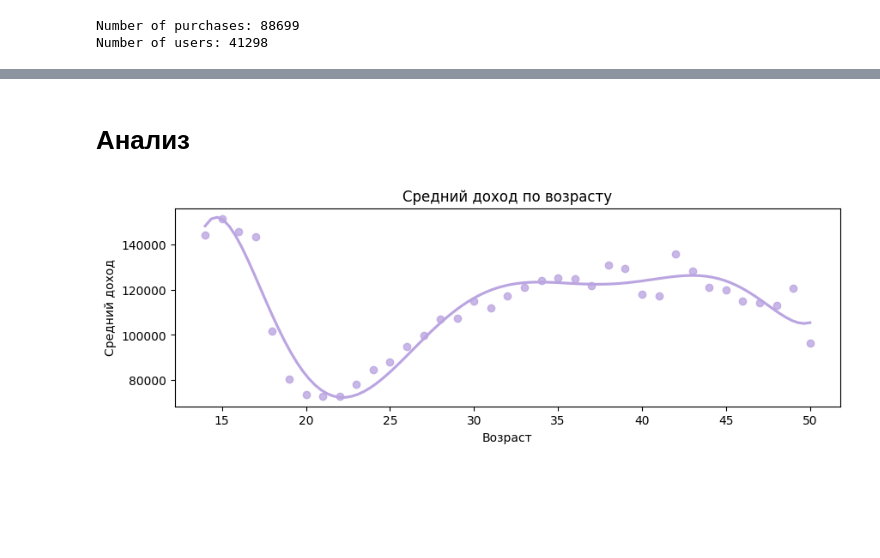
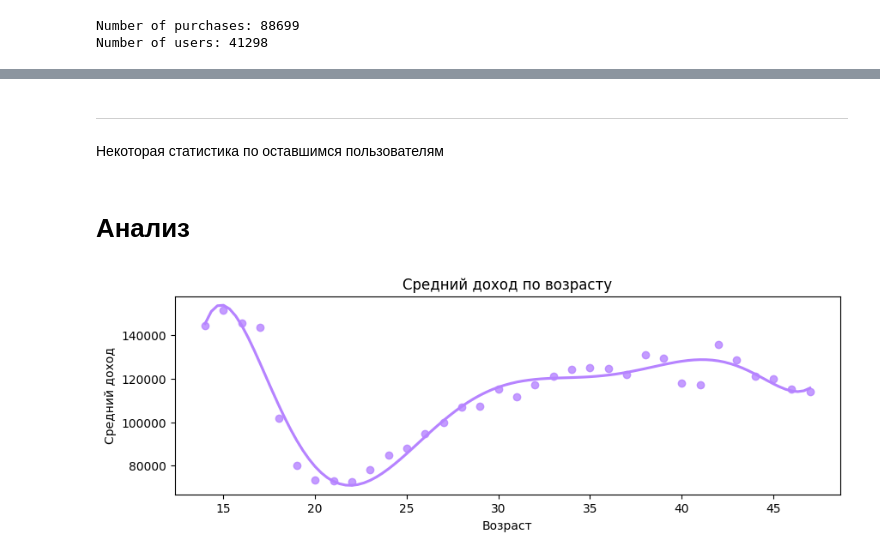
Before and after one commit to kotoskar/dano-final-tinkoff-games, a Jupyter notebook: data_preparing.ipynb, the cells around one changed output, grey strips where cells are left out. Drawn from its saved outputs; the diff is of its cells as text; code cells hidden in the pictures; blank space fills up the shorter version.

```diff
--- a/data_preparing.ipynb
+++ b/data_preparing.ipynb
@@ -99,0 +151,6 @@ plt.show()
+# %%
+min_income_by_id = df.groupby('client_id')['monthly_income_amt'].min()
+mean_income_by_id = df.groupby('client_id')['monthly_income_amt'].mean()
+n_negative_minimal_income = client_ids[client_ids.map(min_income_by_id) < 0].shape[0]
+print(f'Users with negative minimal income: {n_negative_minimal_income} ({n_negative_minimal_income / n_users * 100:.2f}%)')
+client_ids = client_ids[client_ids.map(min_income_by_id) >= 0]
@@ -99,0 +164,10 @@ plt.show()
+# %%
+stats = cbook.boxplot_stats(client_ids.map(mean_income_by_id))
+lower_threshold = stats[0]['whislo']
+upper_threshold = stats[0]['whishi']
+
+print(f"Lower threshold: {lower_threshold}")
+print(f"Upper threshold: {upper_threshold}")
+n_deleted = client_ids.shape[0] - client_ids[client_ids.map(mean_income_by_id).between(lower_threshold, upper_threshold)].shape[0]
+print(f'Deleted {n_deleted} users ({n_deleted / n_users * 100:.2f}%)')
+client_ids = client_ids[client_ids.map(mean_income_by_id).between(lower_threshold, upper_threshold)]
@@ -130,6 +184,0 @@ mean_good_price_by_id = df.groupby(['client_id', 'id'])['good_price'].sum().grou
-# %%
-client_ids = client_ids[client_ids.map(min_income_by_id) > 0]
-# %%
-right_treshold = client_ids.map(mean_income_by_id).quantile(0.99)
-client_ids = client_ids[client_ids.map(mean_income_by_id) < right_treshold]
-print(f'Right treshold: {right_treshold}')
@@ -144,0 +196,4 @@ Clients: 32145, 77.84% from original
+# %% [markdown]
+----
+# %% [markdown]
+Некоторая статистика по оставшимся пользователям
@@ -147,14 +206,14 @@ Clients: 32145, 77.84% from original
 # %%
 plt.figure(figsize=(10, 3))
 df1 = pd.DataFrame({'age': client_ids.map(min_age_by_id),
                    'mean income': client_ids.map(mean_income_by_id)})
 df1 = df1[df1['age'].between(14, 50)]
 df2 = df1.groupby('age')['mean income'].mean().reset_index()
 sns.regplot(x='age', y='mean income', data=df2, order=7,
-            ci=None, color='#bba5e1')
+            ci=None, color=graphics_color)
 plt.xlabel('Возраст')
 plt.ylabel('Средний доход')
 plt.title('Средний доход по возрасту')
 plt.show()
 # %% [output]
-[figure, old version]
+[figure, new version]
```
Also changed, not shown: parts of 51 cells of this notebook.
